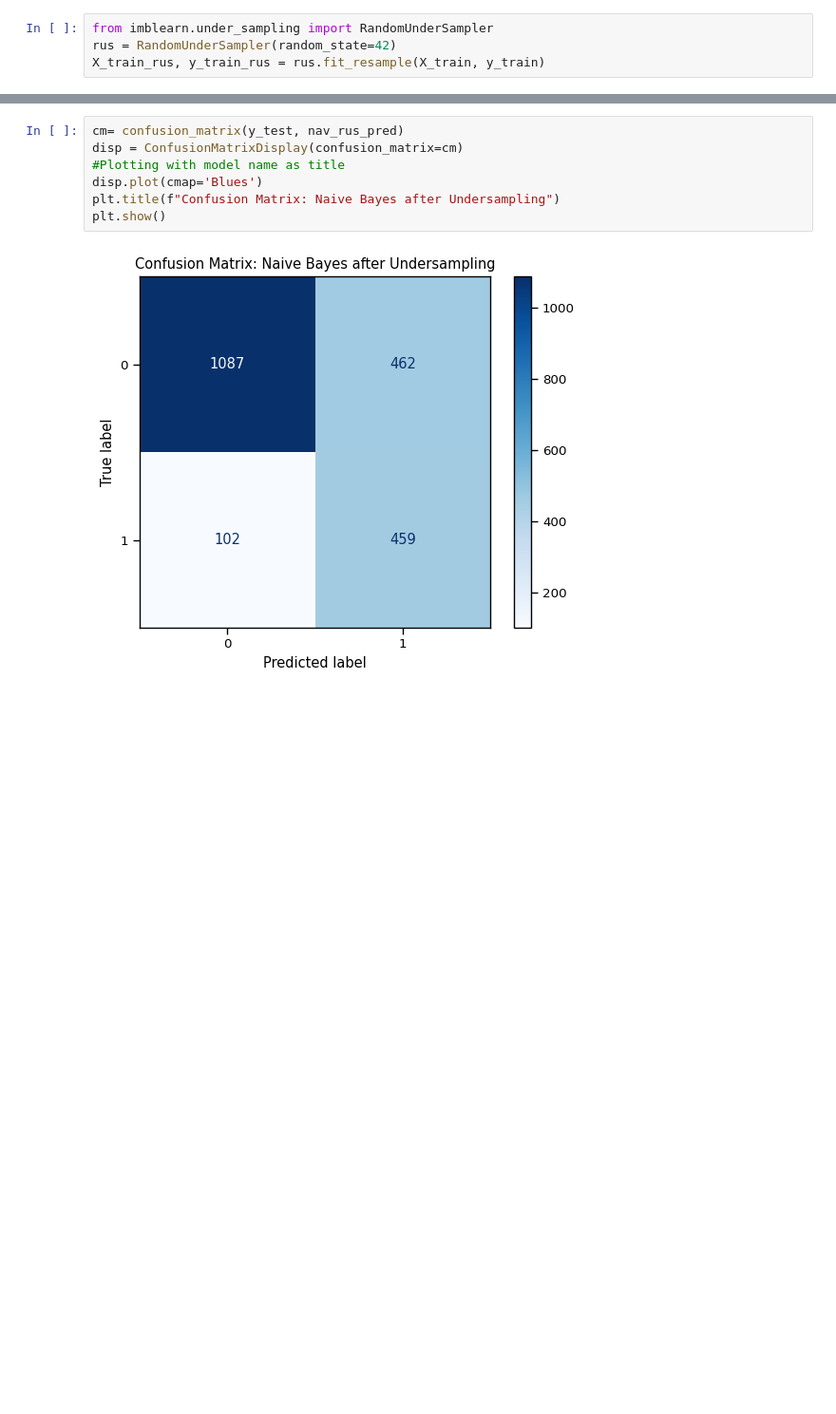
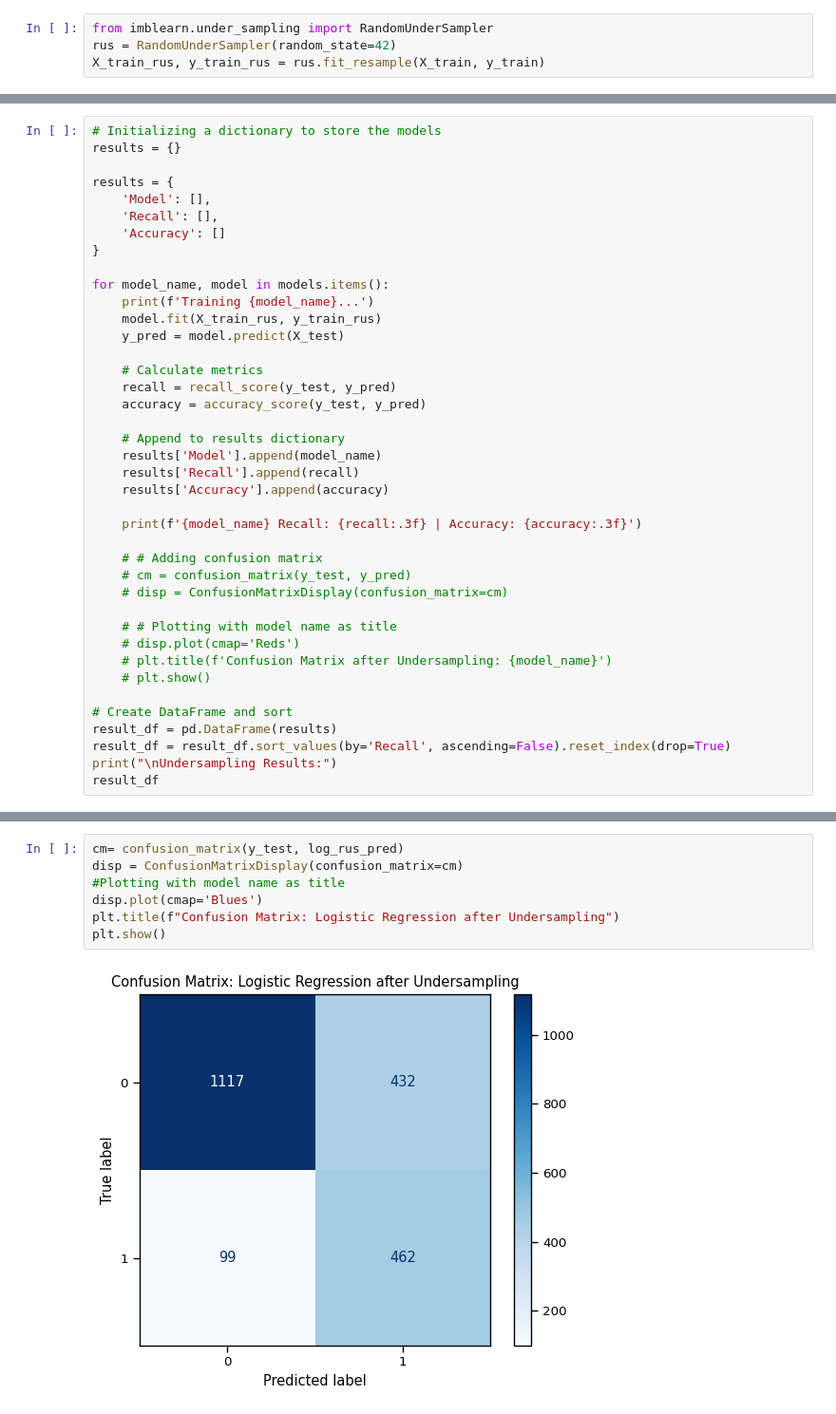
Before and after one commit to KudoroEsther/Customer_churn, a Jupyter notebook: notebooks/sample_copy.ipynb, the cells around one changed output, grey strips where cells are left out. Shown at 95% size. Cells and saved outputs as stored; diff of their text form; blank space fills up the shorter version.

Commit message:
eval: Evaluate Undersampled and oversample resampled models

```diff
--- a/notebooks/sample_copy.ipynb
+++ b/notebooks/sample_copy.ipynb
@@ -927,0 +926,40 @@ weighted avg       0.81      0.75      0.76      2110
+# %%
+# Initializing a dictionary to store the models
+results = {}
+
+results = {
+    'Model': [],
+    'Recall': [],
+    'Accuracy': []
+}
+
+for model_name, model in models.items():
+    print(f'Training {model_name}...')
+    model.fit(X_train_rus, y_train_rus)
+    y_pred = model.predict(X_test)
+
+    # Calculate metrics
+    recall = recall_score(y_test, y_pred)
+    accuracy = accuracy_score(y_test, y_pred)
+
+    # Append to results dictionary
+    results['Model'].append(model_name)
+    results['Recall'].append(recall)
+    results['Accuracy'].append(accuracy)
+
+    print(f'{model_name} Recall: {recall:.3f} | Accuracy: {accuracy:.3f}')
+
+    # # Adding confusion matrix
+    # cm = confusion_matrix(y_test, y_pred)
+    # disp = ConfusionMatrixDisplay(confusion_matrix=cm)
+
+    # # Plotting with model name as title
+    # disp.plot(cmap='Reds')
+    # plt.title(f'Confusion Matrix after Undersampling: {model_name}')
+    # plt.show()
+
+# Create DataFrame and sort
+result_df = pd.DataFrame(results)
+result_df = result_df.sort_values(by='Recall', ascending=False).reset_index(drop=True)
+print("\nUndersampling Results:")
+result_df
@@ -928,9 +989,9 @@ weighted avg       0.81      0.75      0.76      2110
 # %%
-cm= confusion_matrix(y_test, nav_rus_pred)
+cm= confusion_matrix(y_test, log_rus_pred)
 disp = ConfusionMatrixDisplay(confusion_matrix=cm)
 #Plotting with model name as title
 disp.plot(cmap='Blues')
-plt.title(f"Confusion Matrix: Naive Bayes after Undersampling")
+plt.title(f"Confusion Matrix: Logistic Regression after Undersampling")
 plt.show()
 # %% [output]
-[figure, old version]
+[figure, new version]
```
Also changed, not shown: parts of 18 cells of this notebook.
